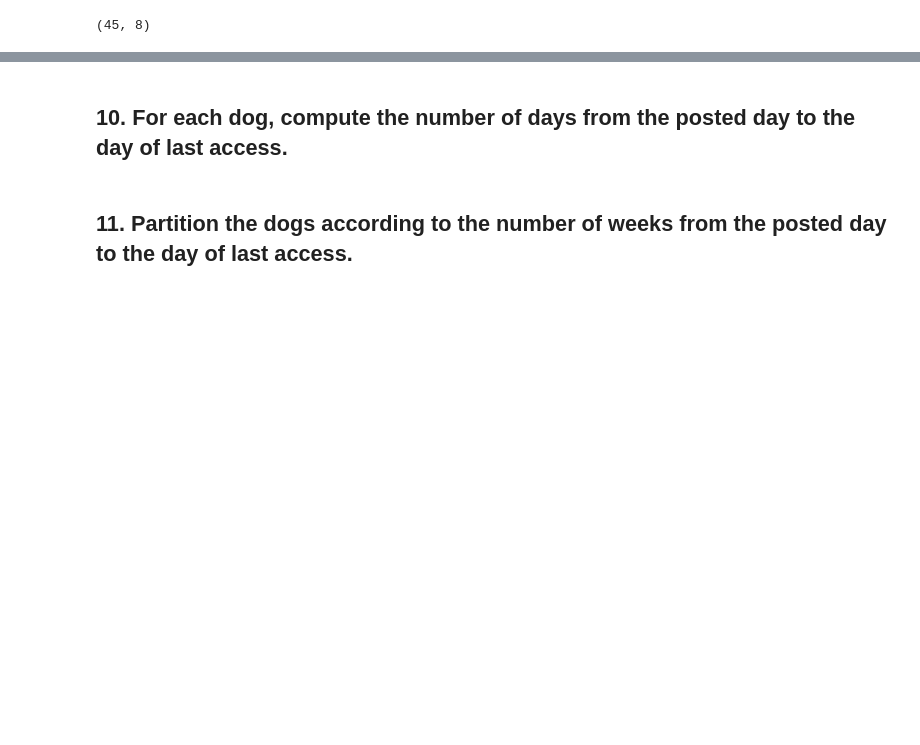
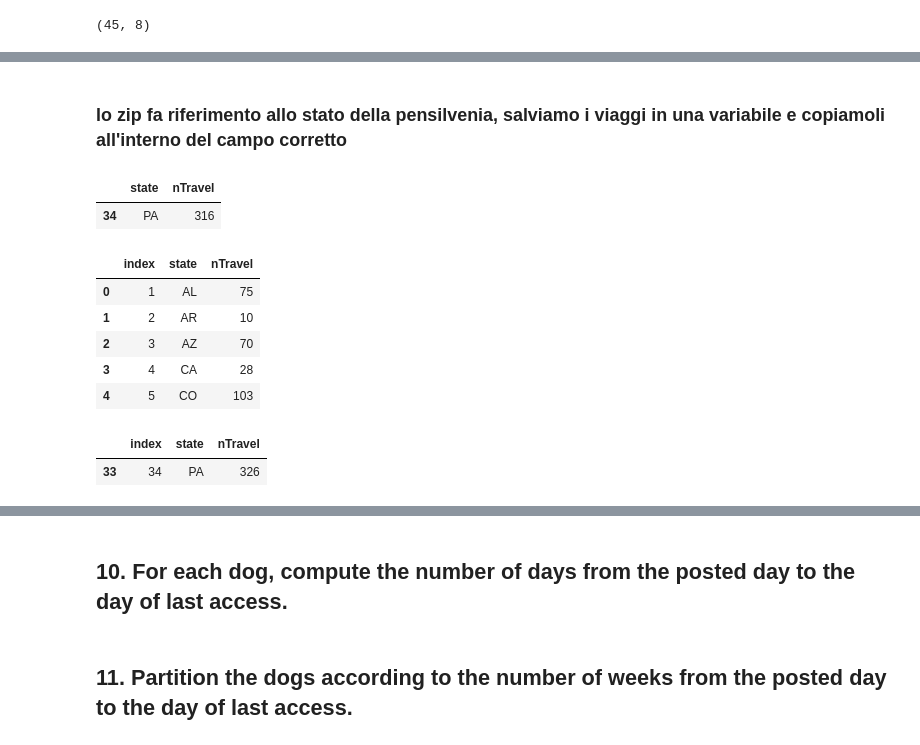
Before and after one commit to mat1218B/ProjectOfComputerScience, a Jupyter notebook: Project-CS_2022.ipynb, the cells around one changed output, grey strips where cells are left out. Drawn from its saved outputs; the diff is of its cells as text; code cells hidden in the pictures; blank space fills up the shorter version.

```diff
--- a/Project-CS_2022.ipynb
+++ b/Project-CS_2022.ipynb
@@ -310,0 +301,8 @@ nTravelForState
+# %% [markdown]
+### lo zip fa riferimento allo stato della pensilvenia, salviamo i viaggi in una variabile e copiamoli all'interno del campo corretto
+# %%
+#controlliamo prima il valore della pensilvania
+nTravelForState[nTravelForState['state']=='PA'] #316 quindi totale 326
+# %% [output]
+|  | state | nTravel |
+| 34 | PA | 316 |
@@ -310,0 +313,19 @@ nTravelForState
+# %%
+#elimino la riga con il valore errato
+nTravelForState = nTravelForState.drop(nTravelForState.index[nTravelForState['state'] == '17325']).reset_index()
+# %%
+nTravelForState.head()
+# %% [output]
+|  | index | state | nTravel |
+| 0 | 1 | AL | 75 |
+| 1 | 2 | AR | 10 |
+| 2 | 3 | AZ | 70 |
+| 3 | 4 | CA | 28 |
+| 4 | 5 | CO | 103 |
+# %%
+#sommo il valore ai viaggi di PA
+nTravelForState.loc[nTravelForState['state']=='PA', 'nTravel'] = sum(PAcorr, PAerr).values
+nTravelForState[nTravelForState['state'] == 'PA']
+# %% [output]
+|  | index | state | nTravel |
+| 33 | 34 | PA | 326 |
```
Also changed, not shown: parts of 46 cells of this notebook.
